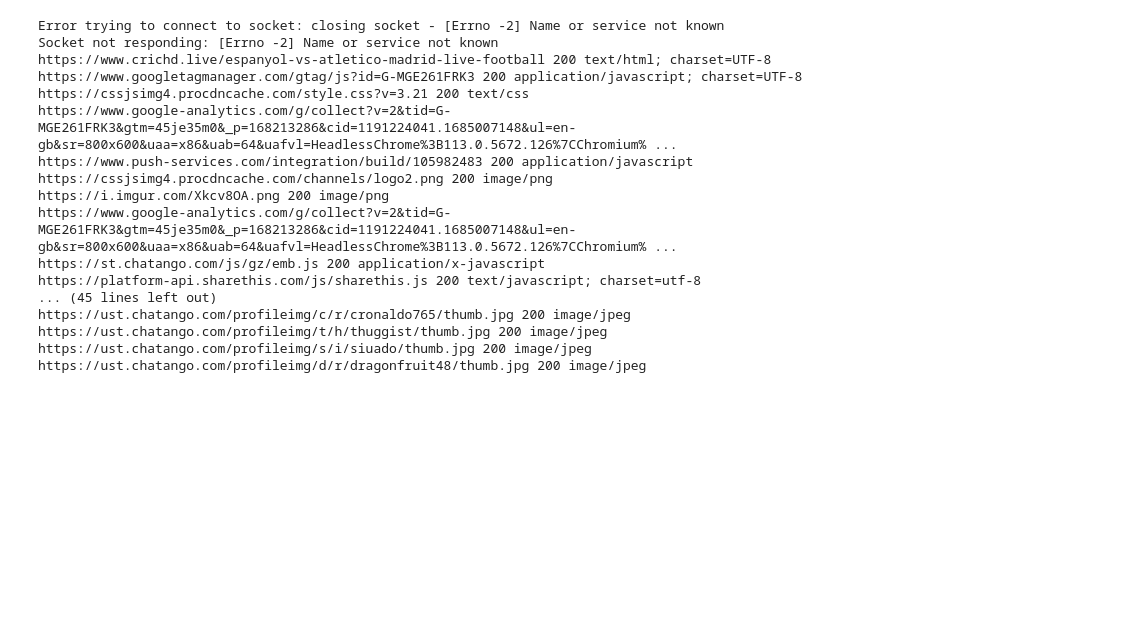
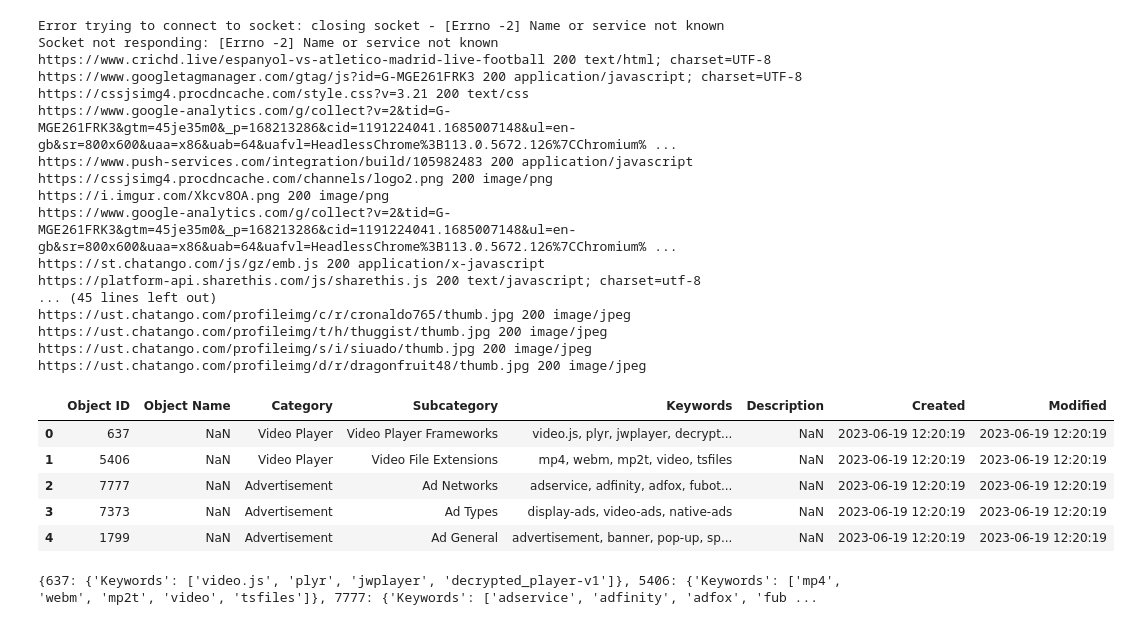
Before and after one commit to NotFarFromBlonded/intel-collection, a Jupyter notebook: intel.ipynb, the cells around one changed output. Drawn from its saved outputs; the diff is of its cells as text; code cells hidden in the pictures; blank space fills up the shorter version.

```diff
--- a/intel.ipynb
+++ b/intel.ipynb
@@ -221,3 +221,22 @@ with open(csv_file_path, mode="a", newline="") as csv_file:
         http_return_code = url[1]
         service = "livestream"
         writer.writerow({"domain":domain, "specific_url": specific_url, "intel_object_id": intel_object_id, "intel_object_url":intel_object_url, "intel_object":intel_object, "http_return_code": http_return_code, "service": service})
+# %%
+import pandas as pd
+
+df = pd.read_csv("outputs/network_call_object_table.csv")
+df.head()
+# %% [output]
+|  | Object ID | Object Name | Category | Subcategory | Keywords | Description | Created | Modified |
+| 0 | 637 | NaN | Video Player | Video Player Frameworks | video.js, plyr, jwplayer, decrypt... | NaN | 2023-06-19 12:20:19 | 2023-06-19 12:20:19 |
+| 1 | 5406 | NaN | Video Player | Video File Extensions | mp4, webm, mp2t, video, tsfiles | NaN | 2023-06-19 12:20:19 | 2023-06-19 12:20:19 |
+| 2 | 7777 | NaN | Advertisement | Ad Networks | adservice, adfinity, adfox, fubot... | NaN | 2023-06-19 12:20:19 | 2023-06-19 12:20:19 |
+| 3 | 7373 | NaN | Advertisement | Ad Types | display-ads, video-ads, native-ads | NaN | 2023-06-19 12:20:19 | 2023-06-19 12:20:19 |
+| 4 | 1799 | NaN | Advertisement | Ad General | advertisement, banner, pop-up, sp... | NaN | 2023-06-19 12:20:19 | 2023-06-19 12:20:19 |
+# %%
+data_dict = {}
+for index, row in df.iterrows():
+    data_dict[row["Object ID"]] = {"Keywords":str(row["Keywords"]).split(", ") if row["Keywords"] else []}
+print(data_dict)
+# %% [output]
+{637: {'Keywords': ['video.js', 'plyr', 'jwplayer', 'decrypted_player-v1']}, 5406: {'Keywords': ['mp4', 'webm', 'mp2t', 'video', 'tsfiles']}, 7777: {'Keywords': ['adservice', 'adfinity', 'adfox', 'fub ...
```
Also changed, not shown: parts of 4 cells of this notebook, 2 other files.
